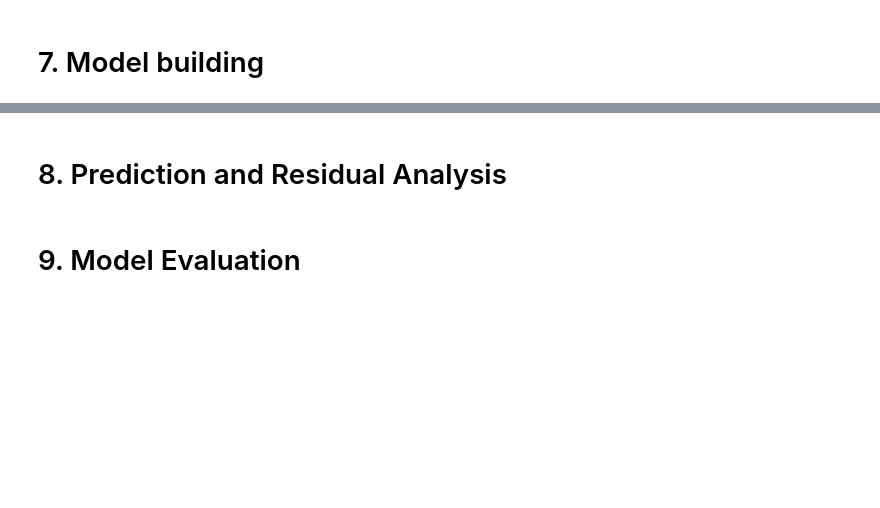
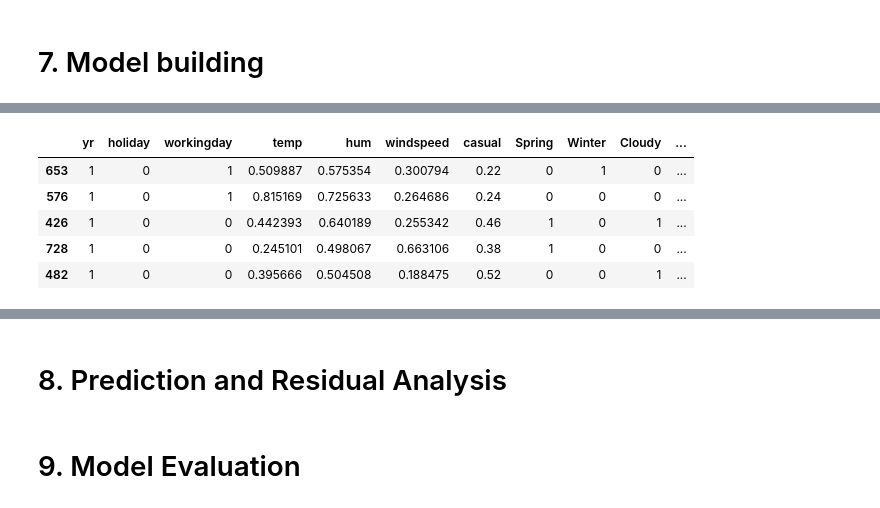
Before and after one commit to sanchita238/BikeSharingLinearRegression, a Jupyter notebook: Sanchita_Bike_Sharing_Assngmnt.ipynb, the cells around one changed output, grey strips where cells are left out. Saved outputs shown, nothing was run; the diff lists cells and outputs as text; code cells hidden in the pictures; blank space fills up the shorter version.

```diff
--- a/Sanchita_Bike_Sharing_Assngmnt.ipynb
+++ b/Sanchita_Bike_Sharing_Assngmnt.ipynb
@@ -326,0 +454,11 @@ bikeSharing_train.head()
+# %%
+# Dropping column registered
+X2 = X_train_rfe.drop("registered", axis=1)
+X2.head()
+# %% [output]
+|  | yr | holiday | workingday | temp | hum | windspeed | casual | Spring | Winter | Cloudy | ... |
+| 653 | 1 | 0 | 1 | 0.509887 | 0.575354 | 0.300794 | 0.22 | 0 | 1 | 0 | ... |
+| 576 | 1 | 0 | 1 | 0.815169 | 0.725633 | 0.264686 | 0.24 | 0 | 0 | 0 | ... |
+| 426 | 1 | 0 | 0 | 0.442393 | 0.640189 | 0.255342 | 0.46 | 1 | 0 | 1 | ... |
+| 728 | 1 | 0 | 0 | 0.245101 | 0.498067 | 0.663106 | 0.38 | 1 | 0 | 0 | ... |
+| 482 | 1 | 0 | 0 | 0.395666 | 0.504508 | 0.188475 | 0.52 | 0 | 0 | 1 | ... |
```
Also changed, not shown: parts of 22 cells of this notebook.
